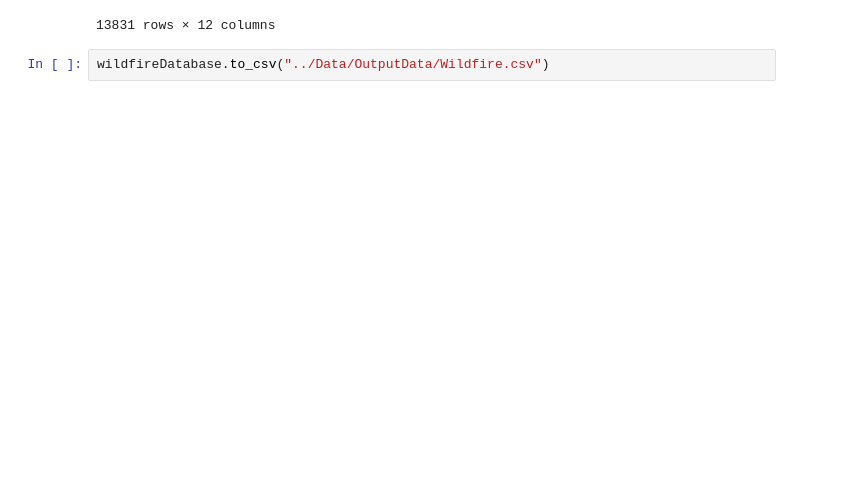
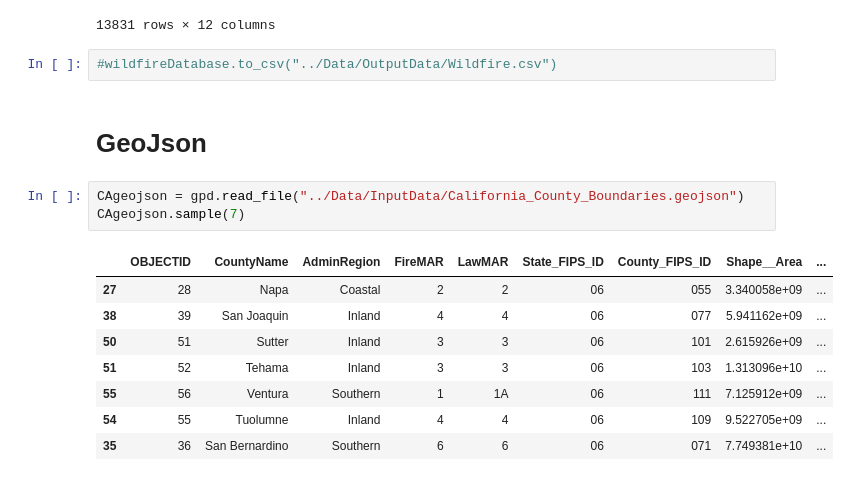
Before and after one commit to kendraliu/California-4-Year-Wildfires-Dashboard, a Jupyter notebook: Backend/WildfiresETL.ipynb, the cells around one changed output. Cells and saved outputs as stored; diff of their text form; blank space fills up the shorter version.

Commit message:
create geojson data

```diff
--- a/Backend/WildfiresETL.ipynb
+++ b/Backend/WildfiresETL.ipynb
@@ -238,4 +240,18 @@ wildfireDatabase
 | 13830 | Marin County | 38.018338 | -122.838902 | WOODWARD | 4929.0 | F | 2020 | 20200818 | ... |
 13831 rows × 12 columns
 # %%
-wildfireDatabase.to_csv("../Data/OutputData/Wildfire.csv")
+#wildfireDatabase.to_csv("../Data/OutputData/Wildfire.csv")
+# %% [markdown]
+# GeoJson
+# %%
+CAgeojson = gpd.read_file("../Data/InputData/California_County_Boundaries.geojson")
+CAgeojson.sample(7)
+# %% [output]
+|  | OBJECTID | CountyName | AdminRegion | FireMAR | LawMAR | State_FIPS_ID | County_FIPS_ID | Shape__Area | ... |
+| 27 | 28 | Napa | Coastal | 2 | 2 | 06 | 055 | 3.340058e+09 | ... |
+| 38 | 39 | San Joaquin | Inland | 4 | 4 | 06 | 077 | 5.941162e+09 | ... |
+| 50 | 51 | Sutter | Inland | 3 | 3 | 06 | 101 | 2.615926e+09 | ... |
+| 51 | 52 | Tehama | Inland | 3 | 3 | 06 | 103 | 1.313096e+10 | ... |
+| 55 | 56 | Ventura | Southern | 1 | 1A | 06 | 111 | 7.125912e+09 | ... |
+| 54 | 55 | Tuolumne | Inland | 4 | 4 | 06 | 109 | 9.522705e+09 | ... |
+| 35 | 36 | San Bernardino | Southern | 6 | 6 | 06 | 071 | 7.749381e+10 | ... |
```
Also changed, not shown: parts of 13 cells of this notebook, 4 other files.
